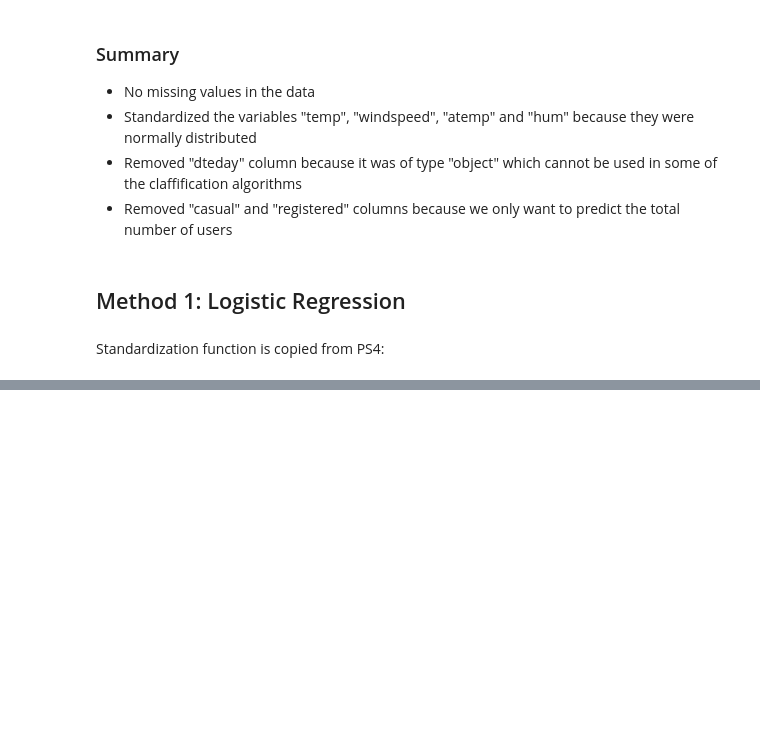
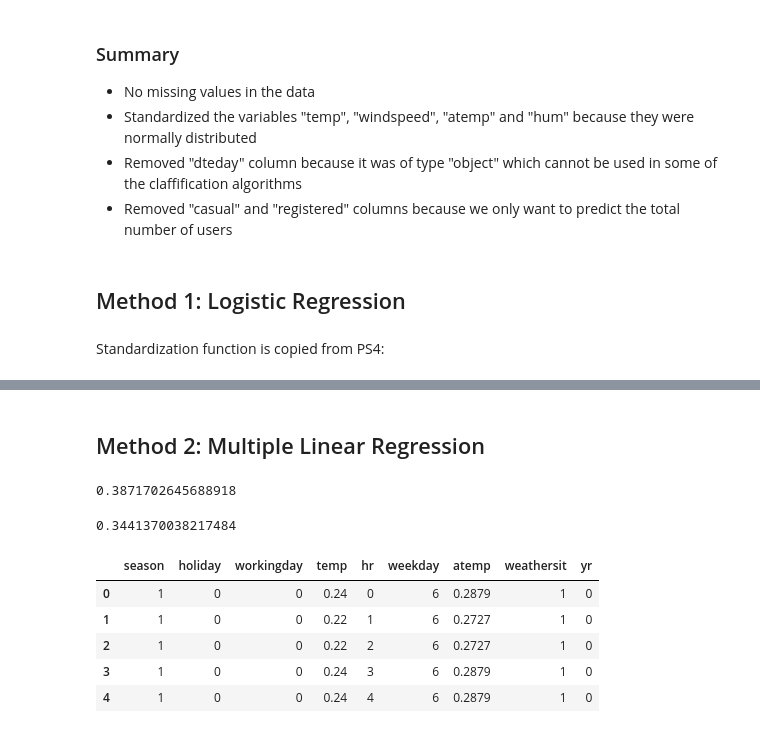
Before and after one commit to Mariuble/ucberkeley_bikerental, a Jupyter notebook: data_cleaning.ipynb, the cells around one changed output, grey strips where cells are left out. Saved outputs shown, nothing was run; the diff lists cells and outputs as text; code cells hidden in the pictures; blank space fills up the shorter version.

Commit message:
multiple linreg

```diff
--- a/data_cleaning.ipynb
+++ b/data_cleaning.ipynb
@@ -119,0 +120,30 @@ print(score)
+# %% [markdown]
+## Method 2: Multiple Linear Regression
+# %%
+from sklearn.linear_model import LinearRegression
+
+clf = LinearRegression()
+clf.fit(standardize(X_train), y_train)
+score = clf.score(standardize(X_test), y_test)
+print(score)
+
+# overfitting
+# %% [output]
+0.3871702645688918
+# %%
+X = data[['season', 'holiday', 'workingday', 'temp', 'hr', 'weekday', 'atemp', 'weathersit', 'yr']]
+
+X_train, X_test, y_train, y_test = train_test_split(X, y, test_size=0.2)
+clf = LinearRegression()
+clf.fit(standardize(X_train), y_train)
+score = clf.score(standardize(X_test), y_test)
+print(score)
+X.head()
+# %% [output]
+0.3441370038217484
+|  | season | holiday | workingday | temp | hr | weekday | atemp | weathersit | yr |
+| 0 | 1 | 0 | 0 | 0.24 | 0 | 6 | 0.2879 | 1 | 0 |
+| 1 | 1 | 0 | 0 | 0.22 | 1 | 6 | 0.2727 | 1 | 0 |
+| 2 | 1 | 0 | 0 | 0.22 | 2 | 6 | 0.2727 | 1 | 0 |
+| 3 | 1 | 0 | 0 | 0.24 | 3 | 6 | 0.2879 | 1 | 0 |
+| 4 | 1 | 0 | 0 | 0.24 | 4 | 6 | 0.2879 | 1 | 0 |
```
Also changed, not shown: parts of 1 cell of this notebook.
